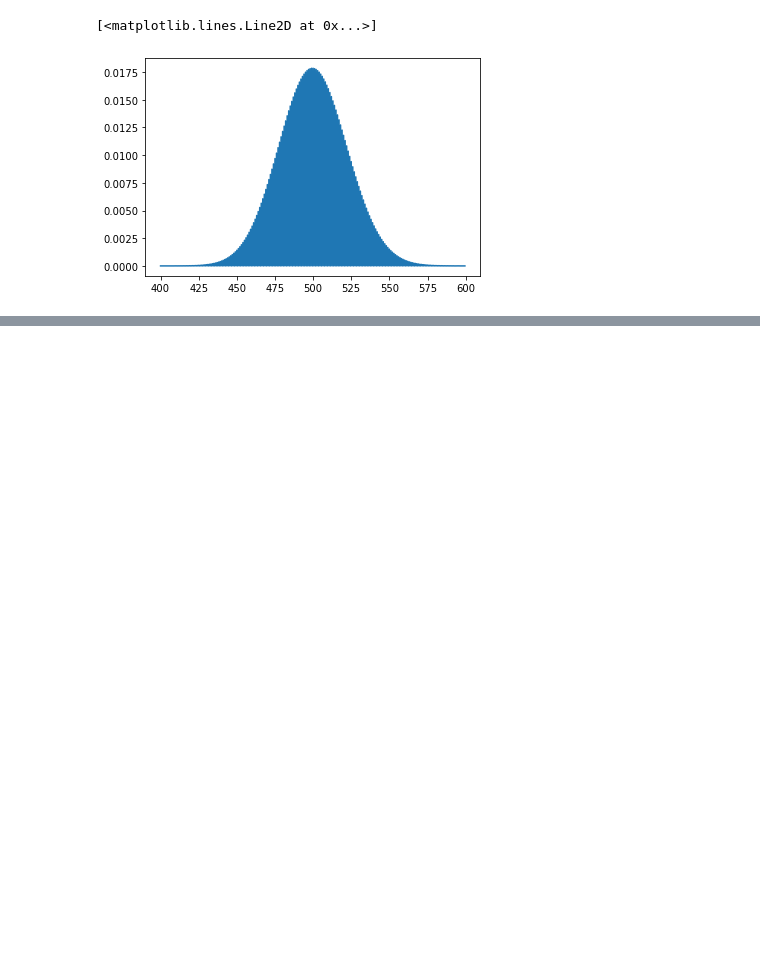
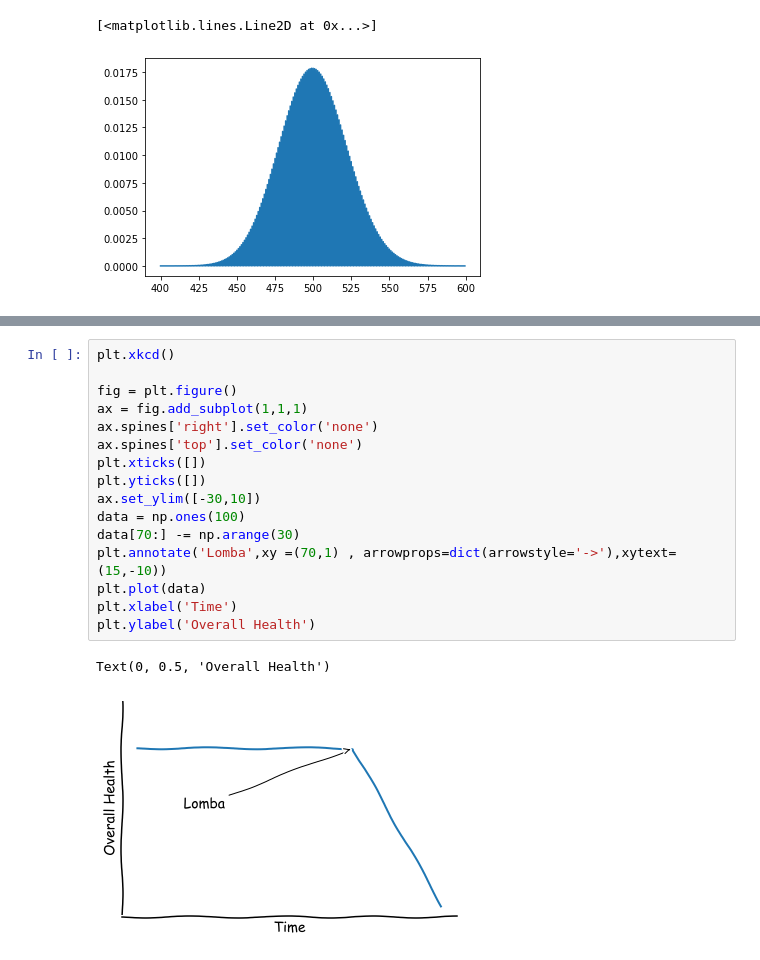
Before and after one commit to bosshentai/MachineLearning, a Jupyter notebook: Learning.ipynb, the cells around one changed output, grey strips where cells are left out. Drawn from its saved outputs; the diff is of its cells as text; blank space fills up the shorter version.

```diff
--- a/Learning.ipynb
+++ b/Learning.ipynb
@@ -257,0 +283,19 @@ sp.kurtosis(vals)
+# %%
+plt.xkcd()
+
+fig = plt.figure()
+ax = fig.add_subplot(1,1,1)
+ax.spines['right'].set_color('none')
+ax.spines['top'].set_color('none')
+plt.xticks([])
+plt.yticks([])
+ax.set_ylim([-30,10])
+data = np.ones(100)
+data[70:] -= np.arange(30)
+plt.annotate('Lomba',xy =(70,1) , arrowprops=dict(arrowstyle='->'),xytext=(15,-10))
+plt.plot(data)
+plt.xlabel('Time')
+plt.ylabel('Overall Health')
+# %% [output]
+Text(0, 0.5, 'Overall Health')
+[figure, added]
```
Also changed, not shown: parts of 29 cells of this notebook, 1 other file.
